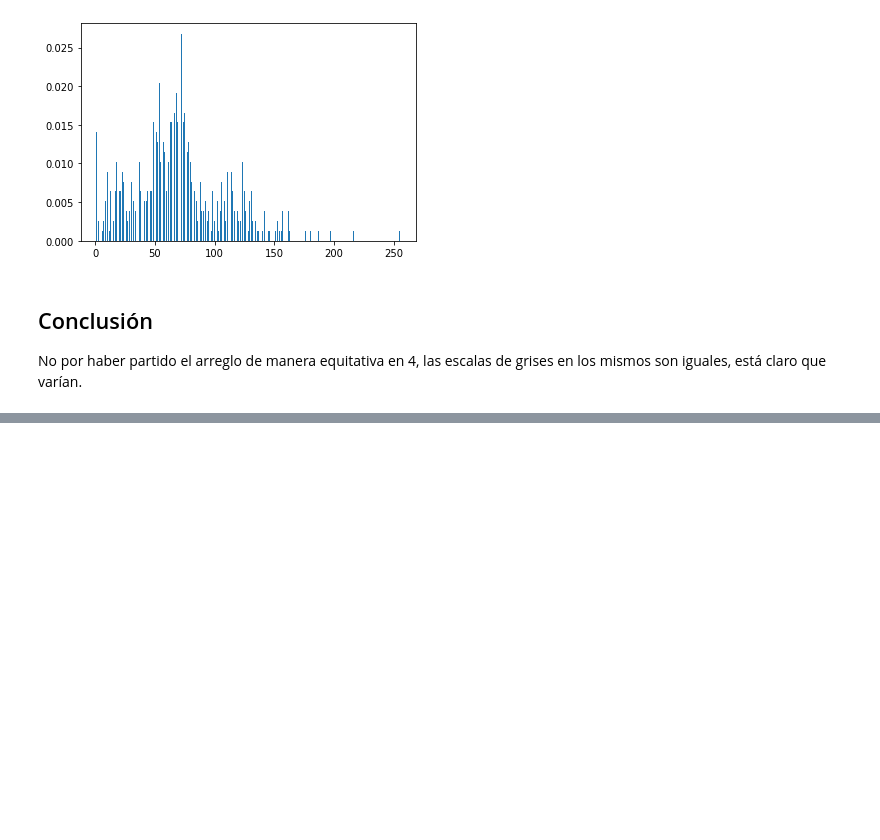
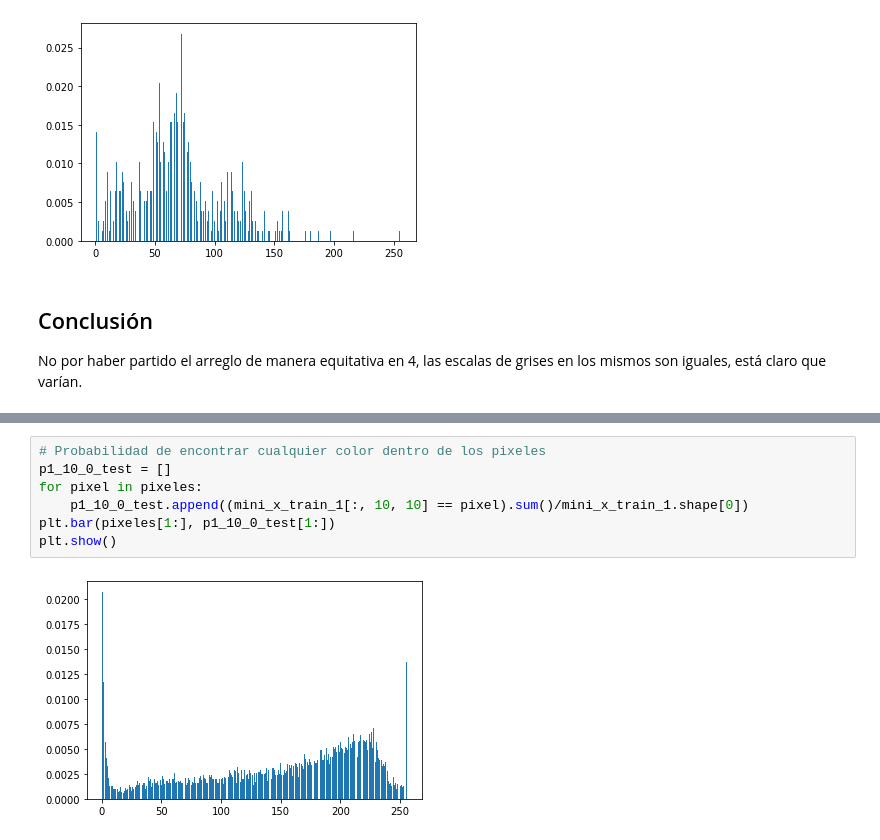
Before and after one commit to gdejesus/prueba_pae, a Jupyter notebook: 2---Intro probabilidad/1-introProbabilidad.ipynb, the cells around one changed output, grey strips where cells are left out. Drawn from its saved outputs; the diff is of its cells as text; blank space fills up the shorter version.

```diff
--- a/2---Intro probabilidad/1-introProbabilidad.ipynb
+++ b/2---Intro probabilidad/1-introProbabilidad.ipynb
@@ -199,0 +223,9 @@ No por haber partido el arreglo de manera equitativa en 4, las escalas de grises
+# %%
+# Probabilidad de encontrar cualquier color dentro de los pixeles
+p1_10_0_test = []
+for pixel in pixeles:
+    p1_10_0_test.append((mini_x_train_1[:, 10, 10] == pixel).sum()/mini_x_train_1.shape[0])
+plt.bar(pixeles[1:], p1_10_0_test[1:])
+plt.show()
+# %% [output]
+[figure, added]
```
Also changed, not shown: parts of 2 cells of this notebook.
